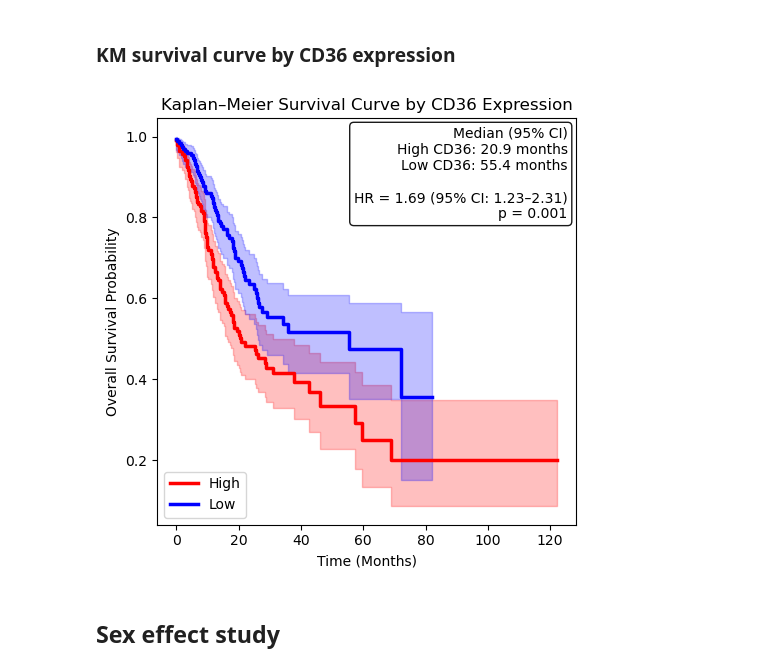
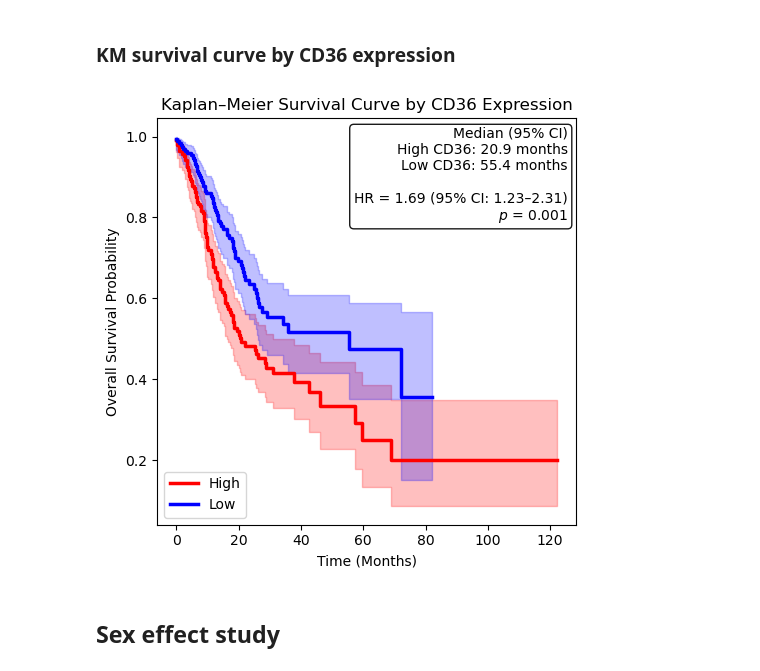
Before and after one commit to atanugiri/gastric-cancer, a Jupyter notebook: 01_Data_Analysis.ipynb, the cells around one changed output. Saved outputs shown, nothing was run; the diff lists cells and outputs as text; code cells hidden in the pictures.

```diff
--- a/01_Data_Analysis.ipynb
+++ b/01_Data_Analysis.ipynb
@@ -319,35 +358,35 @@ for group in ["High", "Low"]:
     # Store median survival
     median = kmf.median_survival_time_
     ci = kmf.confidence_interval_survival_function_
     median_dict[group] = median
 
 # Format legend label
 legend_text = (
     f"Median (95% CI)\n"
     f"High CD36: {median_dict['High']:.1f} months\n"
     f"Low CD36: {median_dict['Low']:.1f} months\n\n"
     f"HR = {hr:.2f} (95% CI: {ci_lower:.2f}–{ci_upper:.2f})\n"
-    f"p = {p_val:.3f}"
+    f"$p$ = {p_val:.3f}"
 )
 
 # Annotate text box
 ax.text(0.98, 0.98, legend_text, transform=ax.transAxes,
         ha='right', va='top',
         fontsize=10, bbox=dict(boxstyle='round', facecolor='white', alpha=0.9))
 
 # Customize plot
 plt.title("Kaplan–Meier Survival Curve by CD36 Expression")
 plt.xlabel("Time (Months)")
 plt.ylabel("Overall Survival Probability")
 # plt.grid(True, linestyle='--', alpha=0.5)
 plt.tight_layout()
 
 # Save
 plt.savefig("KM_CD36_survival_curve_with_HR.png", dpi=300, bbox_inches="tight")
 plt.savefig("KM_CD36_survival_curve_with_HR.pdf", bbox_inches="tight")
 plt.show()
 # %% [output]
-[figure, old version]
+[figure, new version]
 # %% [markdown]
 ## Sex effect study
 # %% [markdown]
```
Also changed, not shown: parts of 7 cells of this notebook, 1 other file.
